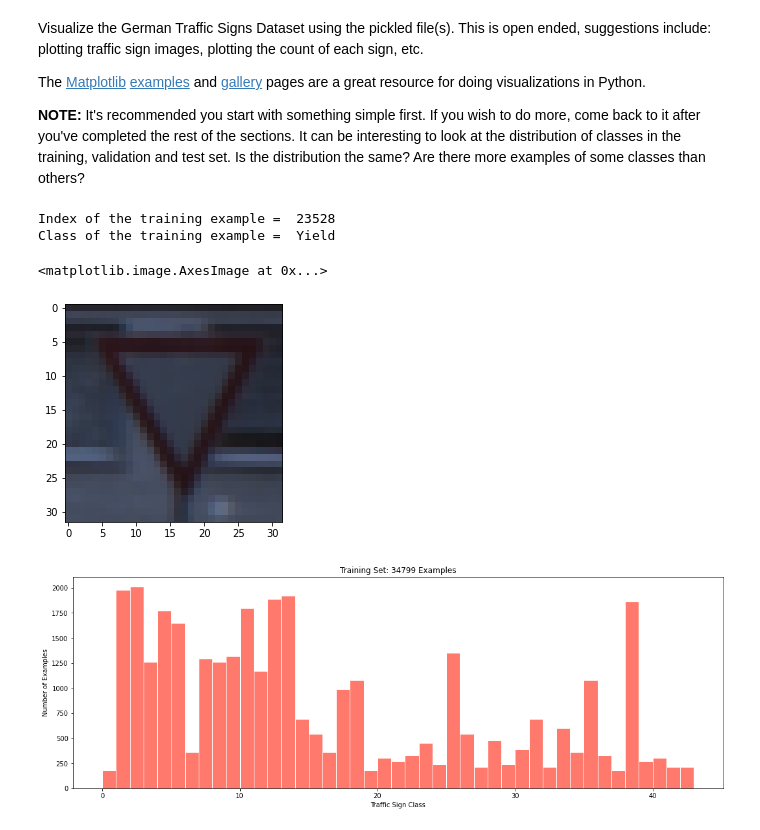
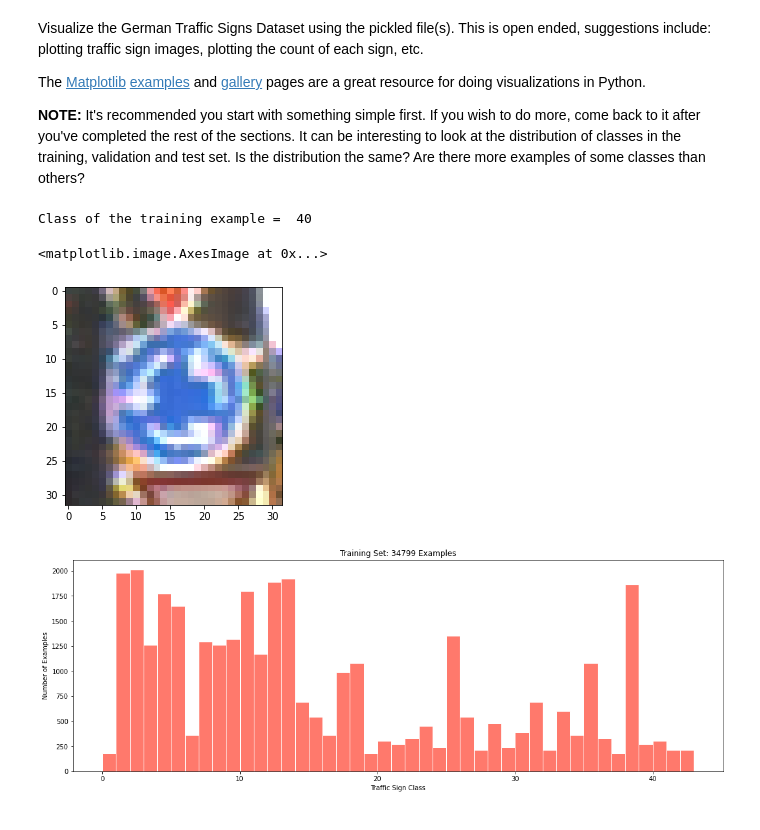
Before and after one commit to jasleon/Traffic-Sign-Classifier, a Jupyter notebook: Traffic_Sign_Classifier.ipynb, the cells around one changed output. Saved outputs shown, nothing was run; the diff lists cells and outputs as text; code cells hidden in the pictures.

```diff
--- a/Traffic_Sign_Classifier.ipynb
+++ b/Traffic_Sign_Classifier.ipynb
@@ -101,25 +98,22 @@ The [Matplotlib](http://matplotlib.org/) [examples](http://matplotlib.org/exampl
 # %%
 ### Data exploration visualization code goes here.
 ### Feel free to use as many code cells as needed.
 import matplotlib.pyplot as plt
 # Visualizations will be shown in the notebook.
 %matplotlib inline
 
-# Choose a random example from the training set
-i = np.random.randint(0, high=n_train)
-example = X_train[i]
-classid = classes.loc[y_train[i], 'SignName']
+# Choose an example from the training set
+classid = classes.loc[classes['SignName'] == 'Roundabout mandatory'].index.values[0]
+example = X_train[y_train == classid][0]
 
 # Print a summary of the image
-print('Index of the training example = ', i)
 print('Class of the training example = ', classid)
 
 plt.imshow(example)
 # %% [output]
-Index of the training example =  23528
-Class of the training example =  Yield
+Class of the training example =  40
 <matplotlib.image.AxesImage at 0x...>
-[figure, old version]
+[figure, new version]
 # %%
 def visualize_dataset(dataset, name, color):
     """
```
Also changed, not shown: parts of 5 cells of this notebook.
